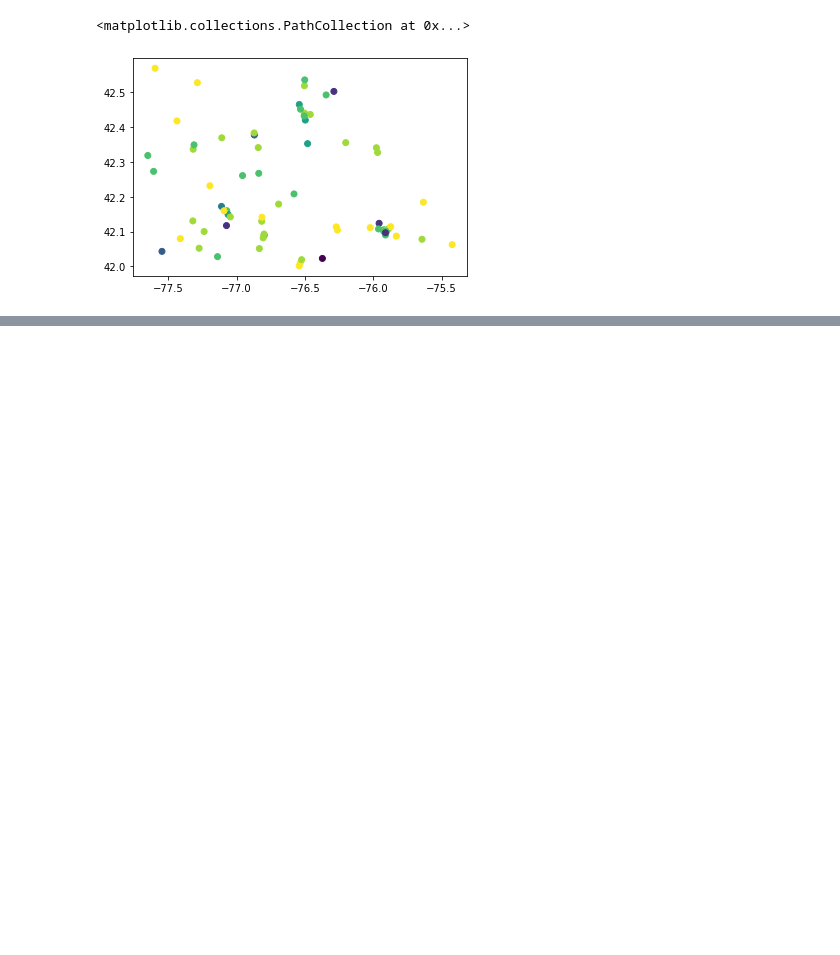
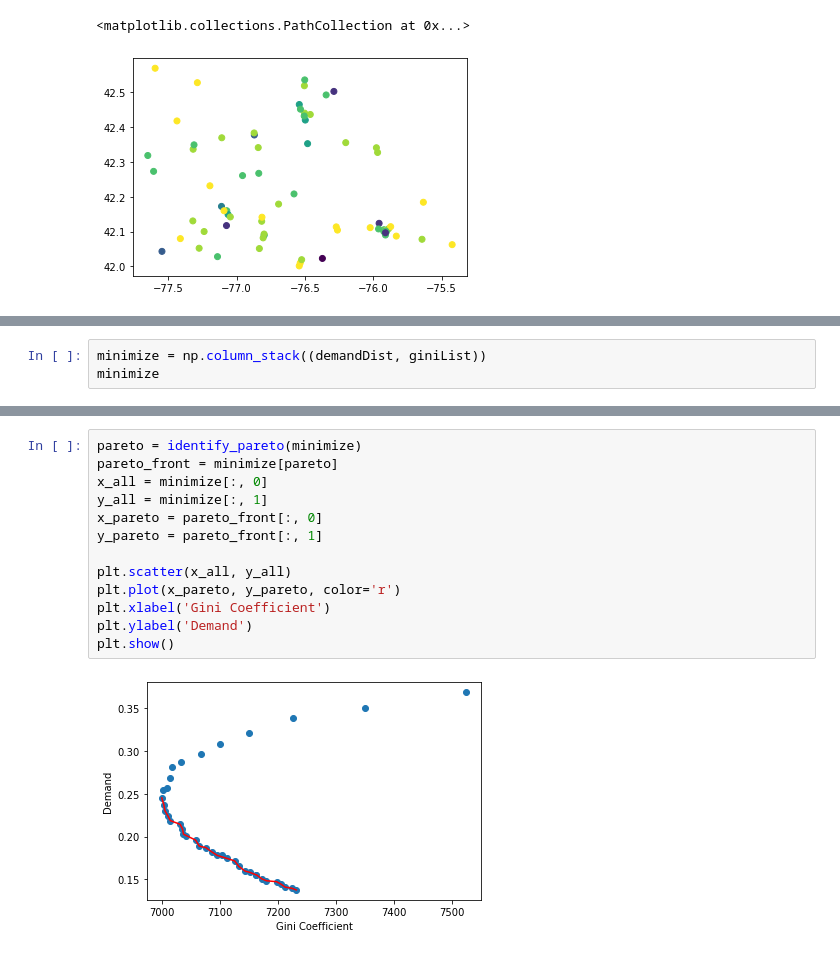
Before and after one commit to Wichaelian/MCM2020, a Jupyter notebook: Model.ipynb, the cells around one changed output, grey strips where cells are left out. Drawn from its saved outputs; the diff is of its cells as text; blank space fills up the shorter version.

Commit message:
pareto front completed

```diff
--- a/Model.ipynb
+++ b/Model.ipynb
@@ -262,0 +205,3 @@ plt.scatter(d)
+# %%
+minimize = np.column_stack((demandDist, giniList))
+minimize
@@ -262,0 +226,15 @@ plt.scatter(d)
+# %%
+pareto = identify_pareto(minimize)
+pareto_front = minimize[pareto]
+x_all = minimize[:, 0]
+y_all = minimize[:, 1]
+x_pareto = pareto_front[:, 0]
+y_pareto = pareto_front[:, 1]
+
+plt.scatter(x_all, y_all)
+plt.plot(x_pareto, y_pareto, color='r')
+plt.xlabel('Gini Coefficient')
+plt.ylabel('Demand')
+plt.show()
+# %% [output]
+[figure, added]
```
Also changed, not shown: parts of 8 cells of this notebook.
